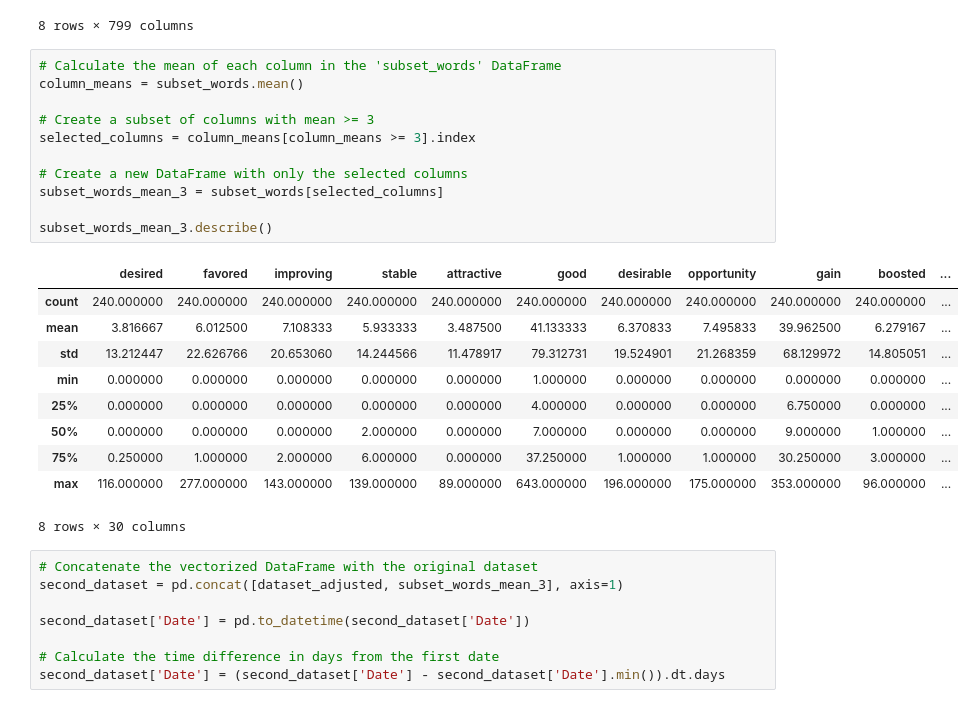
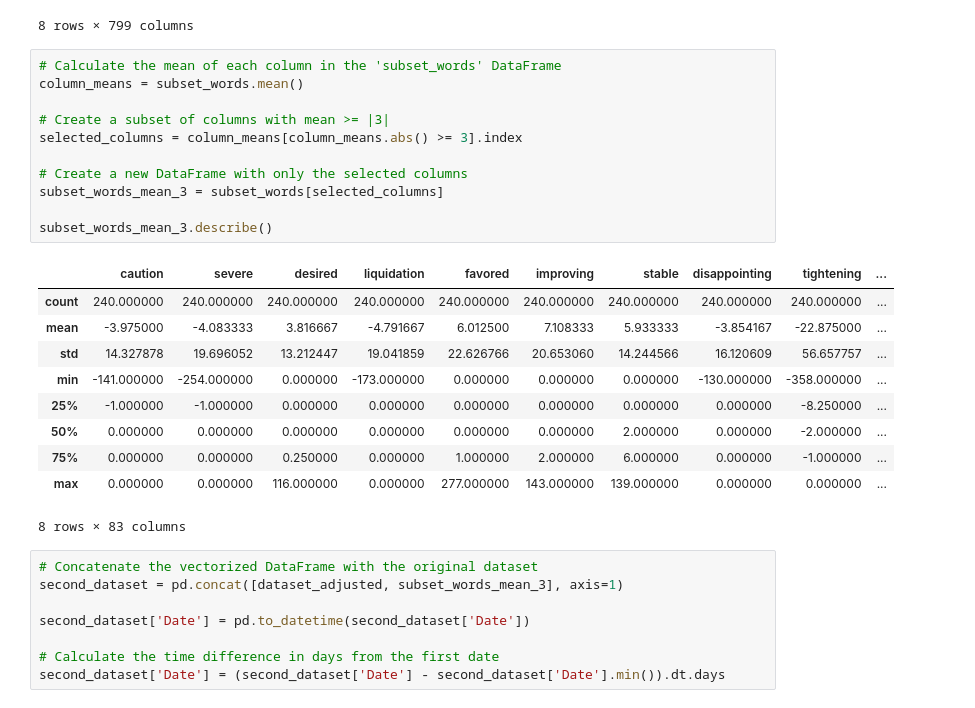
Before and after one commit to abactat/FOMC_Sentiment_Analysis, a Jupyter notebook: notebooks/Model Data Augmentation.ipynb, the cells around one changed output. Cells and saved outputs as stored; diff of their text form.

```diff
--- a/notebooks/Model Data Augmentation.ipynb
+++ b/notebooks/Model Data Augmentation.ipynb
@@ -511,25 +513,25 @@ subset_words.describe()
 # %%
 # Calculate the mean of each column in the 'subset_words' DataFrame
 column_means = subset_words.mean()
 
-# Create a subset of columns with mean >= 3
-selected_columns = column_means[column_means >= 3].index
+# Create a subset of columns with mean >= |3|
+selected_columns = column_means[column_means.abs() >= 3].index
 
 # Create a new DataFrame with only the selected columns
 subset_words_mean_3 = subset_words[selected_columns]
 
 subset_words_mean_3.describe()
 # %% [output]
-|  | desired | favored | improving | stable | attractive | good | desirable | opportunity | gain | boosted | ... |
-| count | 240.000000 | 240.000000 | 240.000000 | 240.000000 | 240.000000 | 240.000000 | 240.000000 | 240.000000 | 240.000000 | 240.000000 | ... |
-| mean | 3.816667 | 6.012500 | 7.108333 | 5.933333 | 3.487500 | 41.133333 | 6.370833 | 7.495833 | 39.962500 | 6.279167 | ... |
-| std | 13.212447 | 22.626766 | 20.653060 | 14.244566 | 11.478917 | 79.312731 | 19.524901 | 21.268359 | 68.129972 | 14.805051 | ... |
-| min | 0.000000 | 0.000000 | 0.000000 | 0.000000 | 0.000000 | 1.000000 | 0.000000 | 0.000000 | 0.000000 | 0.000000 | ... |
-| 25% | 0.000000 | 0.000000 | 0.000000 | 0.000000 | 0.000000 | 4.000000 | 0.000000 | 0.000000 | 6.750000 | 0.000000 | ... |
-| 50% | 0.000000 | 0.000000 | 0.000000 | 2.000000 | 0.000000 | 7.000000 | 0.000000 | 0.000000 | 9.000000 | 1.000000 | ... |
-| 75% | 0.250000 | 1.000000 | 2.000000 | 6.000000 | 0.000000 | 37.250000 | 1.000000 | 1.000000 | 30.250000 | 3.000000 | ... |
-| max | 116.000000 | 277.000000 | 143.000000 | 139.000000 | 89.000000 | 643.000000 | 196.000000 | 175.000000 | 353.000000 | 96.000000 | ... |
+|  | caution | severe | desired | liquidation | favored | improving | stable | disappointing | tightening | ... |
+| count | 240.000000 | 240.000000 | 240.000000 | 240.000000 | 240.000000 | 240.000000 | 240.000000 | 240.000000 | 240.000000 | ... |
+| mean | -3.975000 | -4.083333 | 3.816667 | -4.791667 | 6.012500 | 7.108333 | 5.933333 | -3.854167 | -22.875000 | ... |
+| std | 14.327878 | 19.696052 | 13.212447 | 19.041859 | 22.626766 | 20.653060 | 14.244566 | 16.120609 | 56.657757 | ... |
+| min | -141.000000 | -254.000000 | 0.000000 | -173.000000 | 0.000000 | 0.000000 | 0.000000 | -130.000000 | -358.000000 | ... |
+| 25% | -1.000000 | -1.000000 | 0.000000 | 0.000000 | 0.000000 | 0.000000 | 0.000000 | 0.000000 | -8.250000 | ... |
+| 50% | 0.000000 | 0.000000 | 0.000000 | 0.000000 | 0.000000 | 0.000000 | 2.000000 | 0.000000 | -2.000000 | ... |
+| 75% | 0.000000 | 0.000000 | 0.250000 | 0.000000 | 1.000000 | 2.000000 | 6.000000 | 0.000000 | -1.000000 | ... |
+| max | 0.000000 | 0.000000 | 116.000000 | 0.000000 | 277.000000 | 143.000000 | 139.000000 | 0.000000 | 0.000000 | ... |
-8 rows × 30 columns
+8 rows × 83 columns
 # %%
 # Concatenate the vectorized DataFrame with the original dataset
 second_dataset = pd.concat([dataset_adjusted, subset_words_mean_3], axis=1)
```
Also changed, not shown: parts of 23 cells of this notebook, 7 other files.
